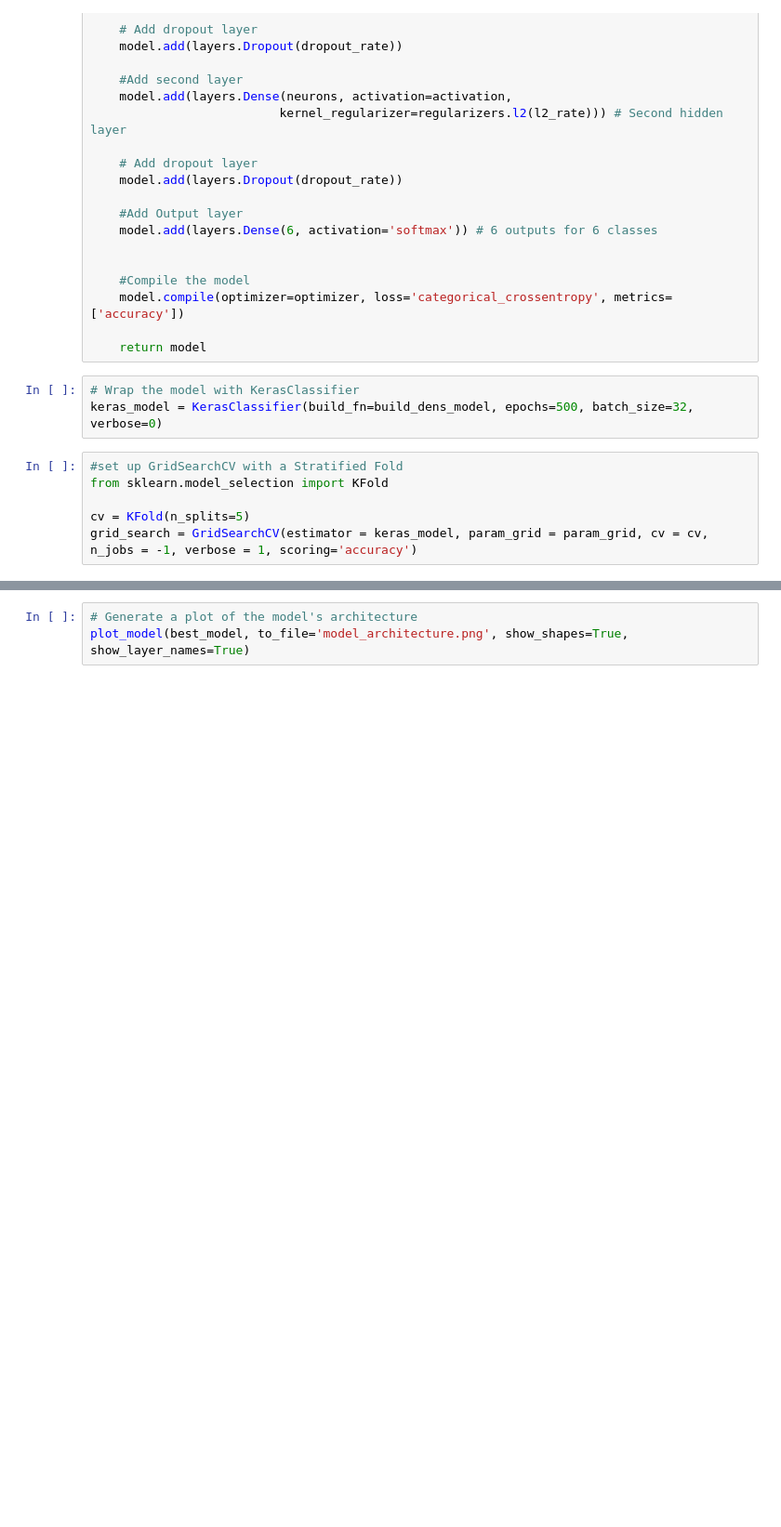
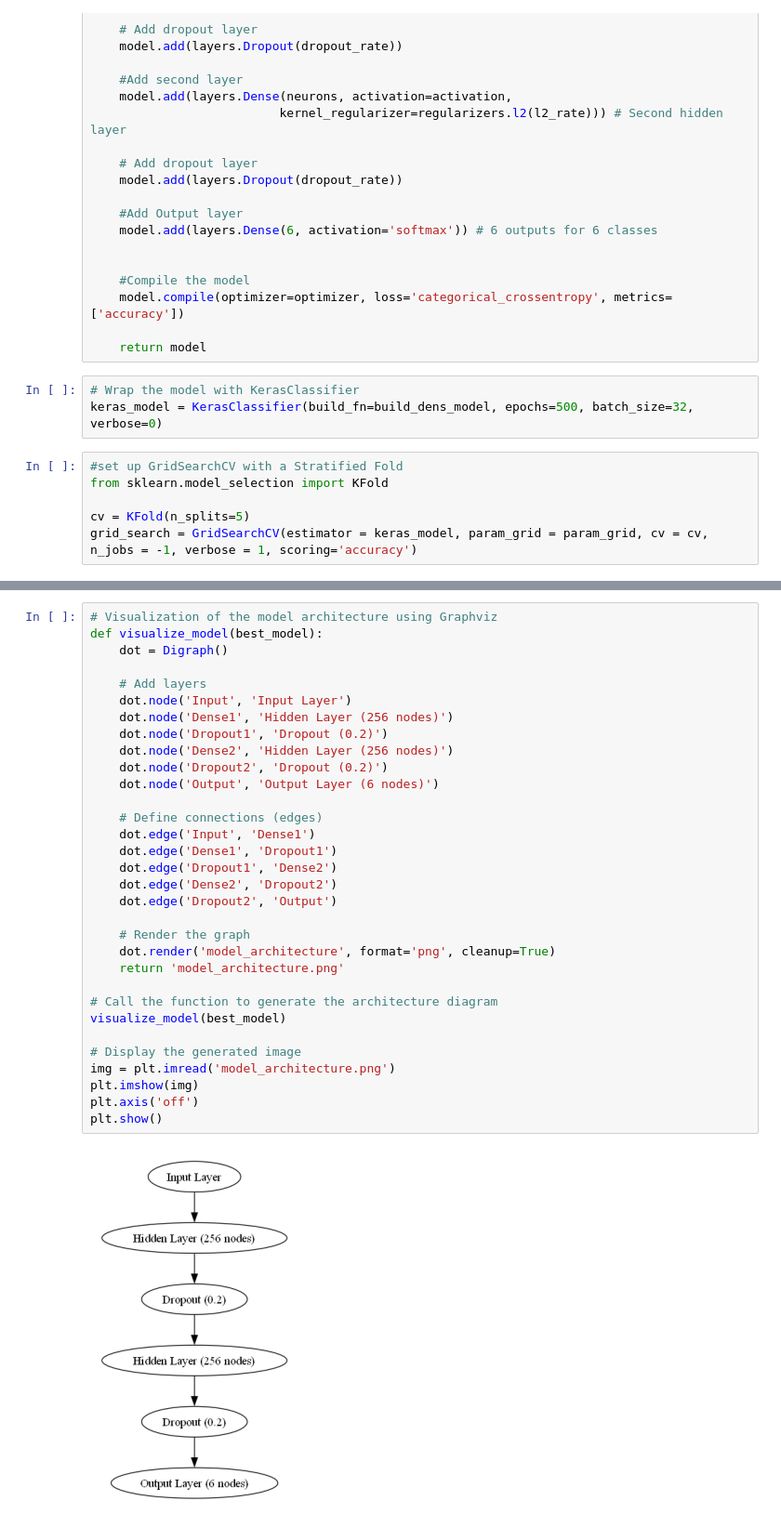
Before and after one commit to kpscully116/Programming-for-AI-CA2, a Jupyter notebook: Programming for AI- CA2.ipynb, the cells around one changed output, grey strips where cells are left out. Shown: that part at 93% size. Cells and saved outputs as stored; diff of their text form; blank space fills up the shorter version.

```diff
--- a/Programming for AI- CA2.ipynb
+++ b/Programming for AI- CA2.ipynb
@@ -1003,3 +1025,34 @@ plt.show()
-# %%
-# Generate a plot of the model's architecture
-plot_model(best_model, to_file='model_architecture.png', show_shapes=True, show_layer_names=True)
+# %%
+# Visualization of the model architecture using Graphviz
+def visualize_model(best_model):
+    dot = Digraph()
+
+    # Add layers
+    dot.node('Input', 'Input Layer')
+    dot.node('Dense1', 'Hidden Layer (256 nodes)')
+    dot.node('Dropout1', 'Dropout (0.2)')
+    dot.node('Dense2', 'Hidden Layer (256 nodes)')
+    dot.node('Dropout2', 'Dropout (0.2)')
+    dot.node('Output', 'Output Layer (6 nodes)')
+
+    # Define connections (edges)
+    dot.edge('Input', 'Dense1')
+    dot.edge('Dense1', 'Dropout1')
+    dot.edge('Dropout1', 'Dense2')
+    dot.edge('Dense2', 'Dropout2')
+    dot.edge('Dropout2', 'Output')
+
+    # Render the graph
+    dot.render('model_architecture', format='png', cleanup=True)
+    return 'model_architecture.png'
+
+# Call the function to generate the architecture diagram
+visualize_model(best_model)
+
+# Display the generated image
+img = plt.imread('model_architecture.png')
+plt.imshow(img)
+plt.axis('off')
+plt.show()
+# %% [output]
+[figure, added]
```
Also changed, not shown: parts of 12 cells of this notebook, 1 other file.
